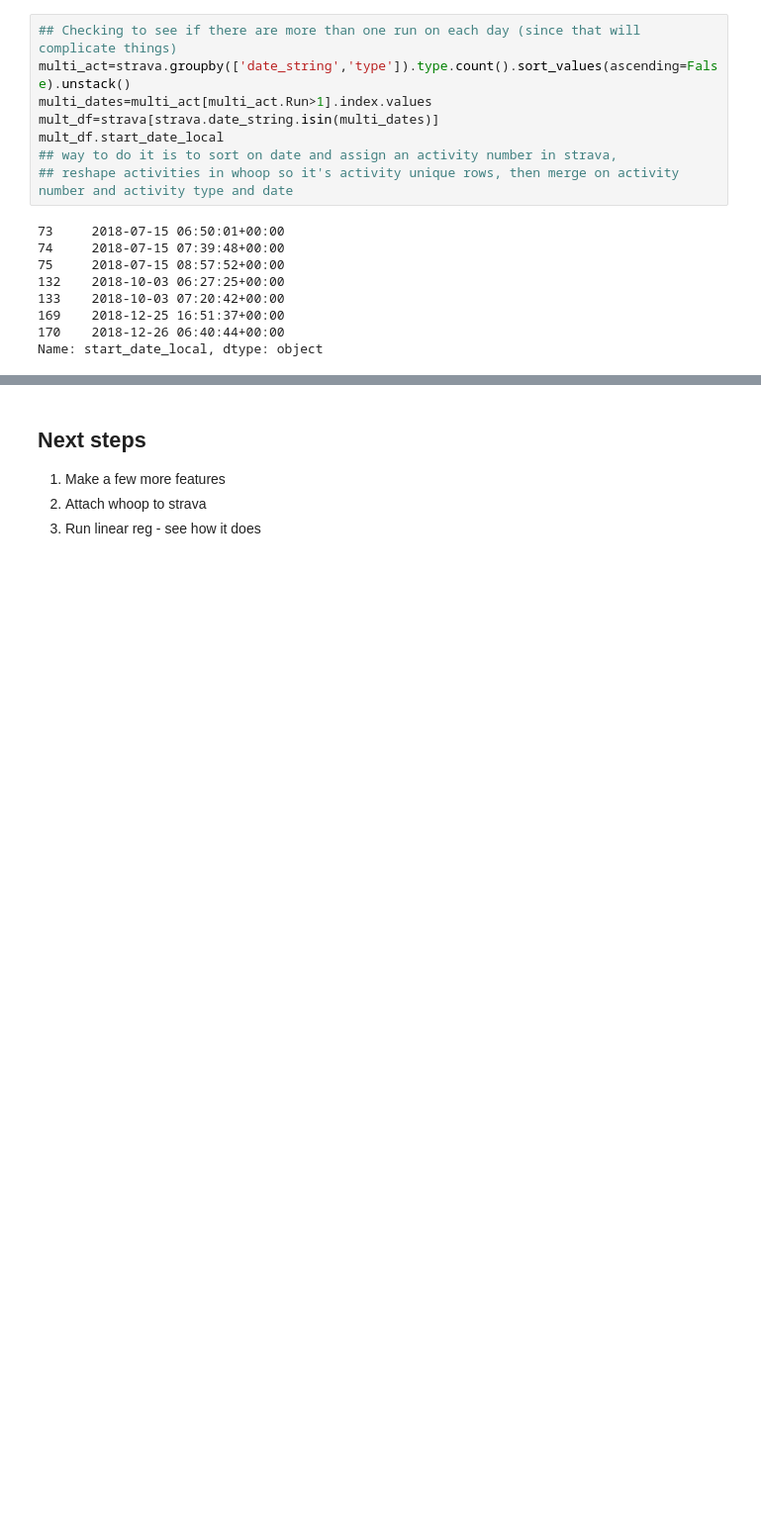
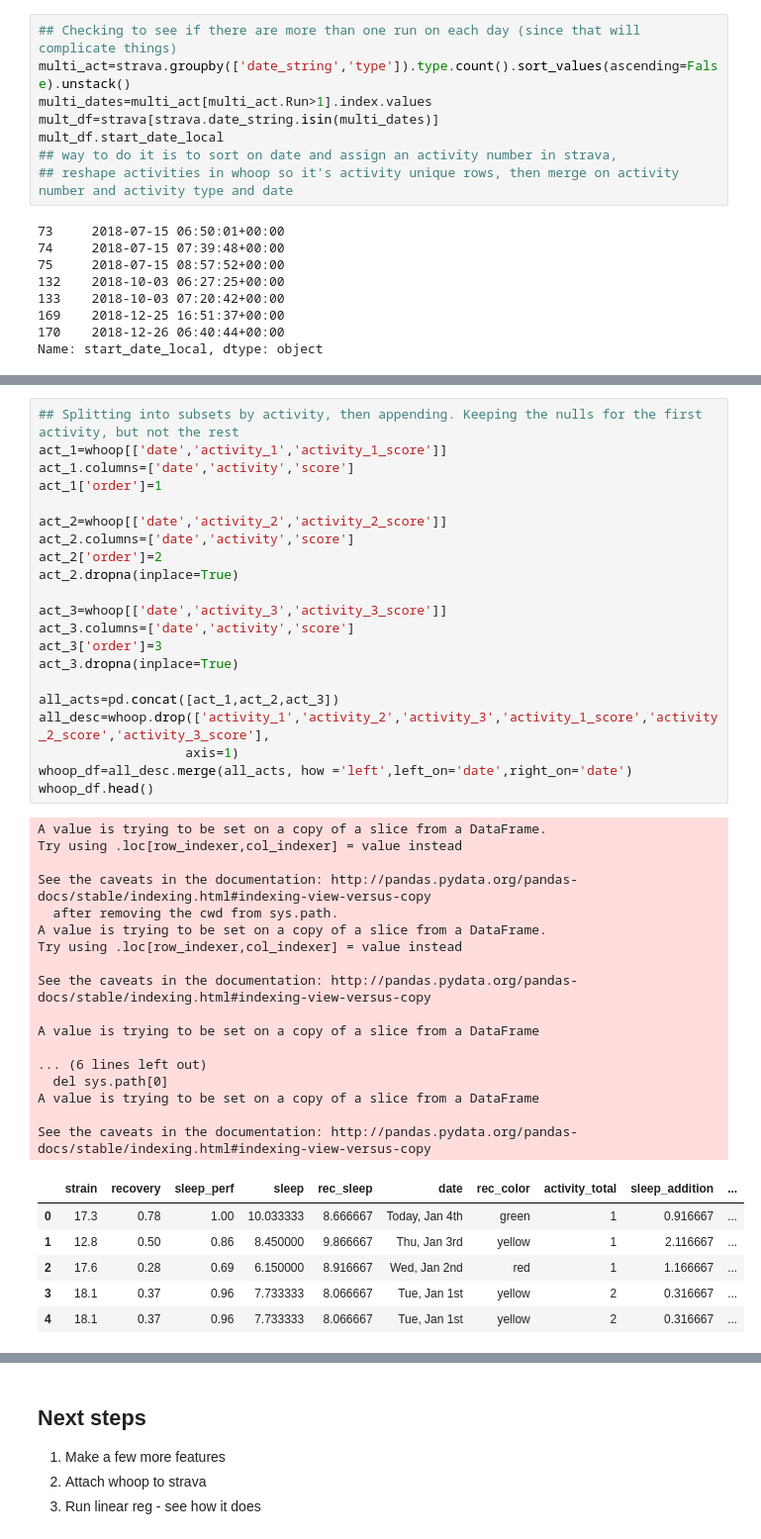
Before and after one commit to irickman/WHOOP-Strava-data, a Jupyter notebook: Data Cleaning_work.ipynb, the cells around one changed output, grey strips where cells are left out. Shown: that part at 99% size. Saved outputs shown, nothing was run; the diff lists cells and outputs as text; blank space fills up the shorter version.

Commit message:
reformatted whoop data and addingstrava features before merging

```diff
--- a/Data Cleaning_work.ipynb
+++ b/Data Cleaning_work.ipynb
@@ -307,0 +248,45 @@ whoop.melt(id_vars=id_cols, value_vars=val_cols)
+# %%
+## Splitting into subsets by activity, then appending. Keeping the nulls for the first activity, but not the rest
+act_1=whoop[['date','activity_1','activity_1_score']]
+act_1.columns=['date','activity','score']
+act_1['order']=1
+
+act_2=whoop[['date','activity_2','activity_2_score']]
+act_2.columns=['date','activity','score']
+act_2['order']=2
+act_2.dropna(inplace=True)
+
+act_3=whoop[['date','activity_3','activity_3_score']]
+act_3.columns=['date','activity','score']
+act_3['order']=3
+act_3.dropna(inplace=True)
+
+all_acts=pd.concat([act_1,act_2,act_3])
+all_desc=whoop.drop(['activity_1','activity_2','activity_3','activity_1_score','activity_2_score','activity_3_score'],
+                   axis=1)
+whoop_df=all_desc.merge(all_acts, how ='left',left_on='date',right_on='date')
+whoop_df.head()
+# %% [output]
+A value is trying to be set on a copy of a slice from a DataFrame.
+Try using .loc[row_indexer,col_indexer] = value instead
+
+See the caveats in the documentation: http://pandas.pydata.org/pandas-docs/stable/indexing.html#indexing-view-versus-copy
+  after removing the cwd from sys.path.
+A value is trying to be set on a copy of a slice from a DataFrame.
+Try using .loc[row_indexer,col_indexer] = value instead
+
+See the caveats in the documentation: http://pandas.pydata.org/pandas-docs/stable/indexing.html#indexing-view-versus-copy
+
+A value is trying to be set on a copy of a slice from a DataFrame
+
+... (6 lines left out)
+  del sys.path[0]
+A value is trying to be set on a copy of a slice from a DataFrame
+
+See the caveats in the documentation: http://pandas.pydata.org/pandas-docs/stable/indexing.html#indexing-view-versus-copy
+|  | strain | recovery | sleep_perf | sleep | rec_sleep | date | rec_color | activity_total | sleep_addition | ... |
+| 0 | 17.3 | 0.78 | 1.00 | 10.033333 | 8.666667 | Today, Jan 4th | green | 1 | 0.916667 | ... |
+| 1 | 12.8 | 0.50 | 0.86 | 8.450000 | 9.866667 | Thu, Jan 3rd | yellow | 1 | 2.116667 | ... |
+| 2 | 17.6 | 0.28 | 0.69 | 6.150000 | 8.916667 | Wed, Jan 2nd | red | 1 | 1.166667 | ... |
+| 3 | 18.1 | 0.37 | 0.96 | 7.733333 | 8.066667 | Tue, Jan 1st | yellow | 2 | 0.316667 | ... |
+| 4 | 18.1 | 0.37 | 0.96 | 7.733333 | 8.066667 | Tue, Jan 1st | yellow | 2 | 0.316667 | ... |
```
Also changed, not shown: parts of 8 cells of this notebook.
